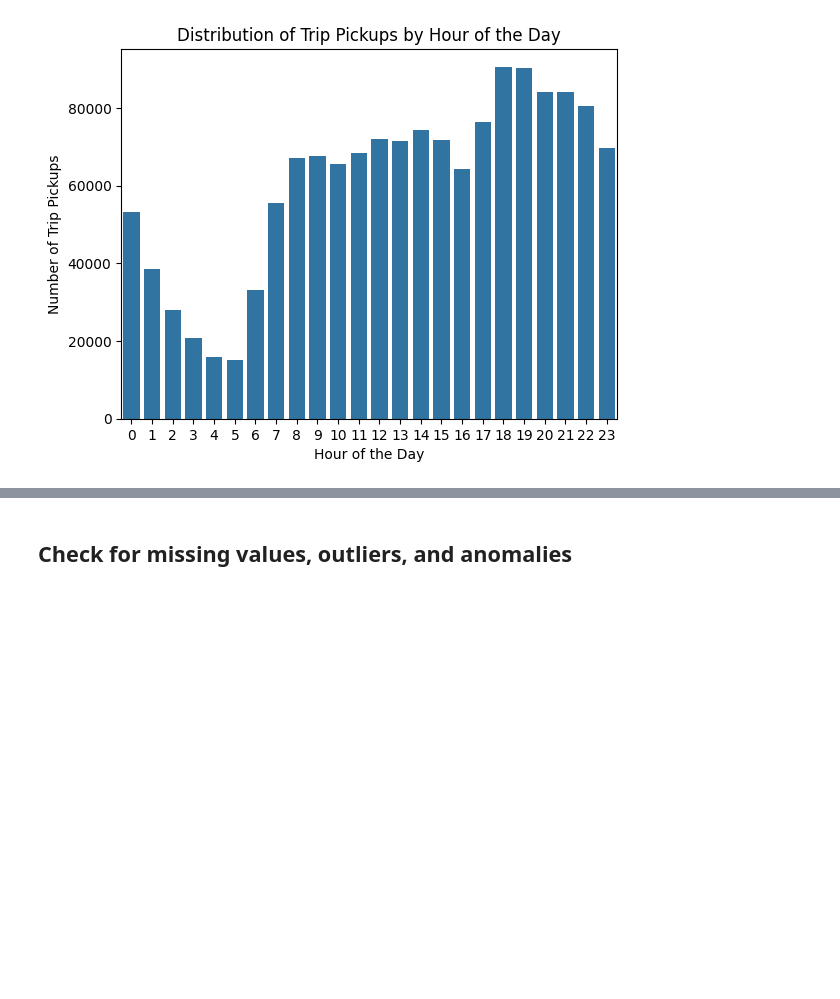
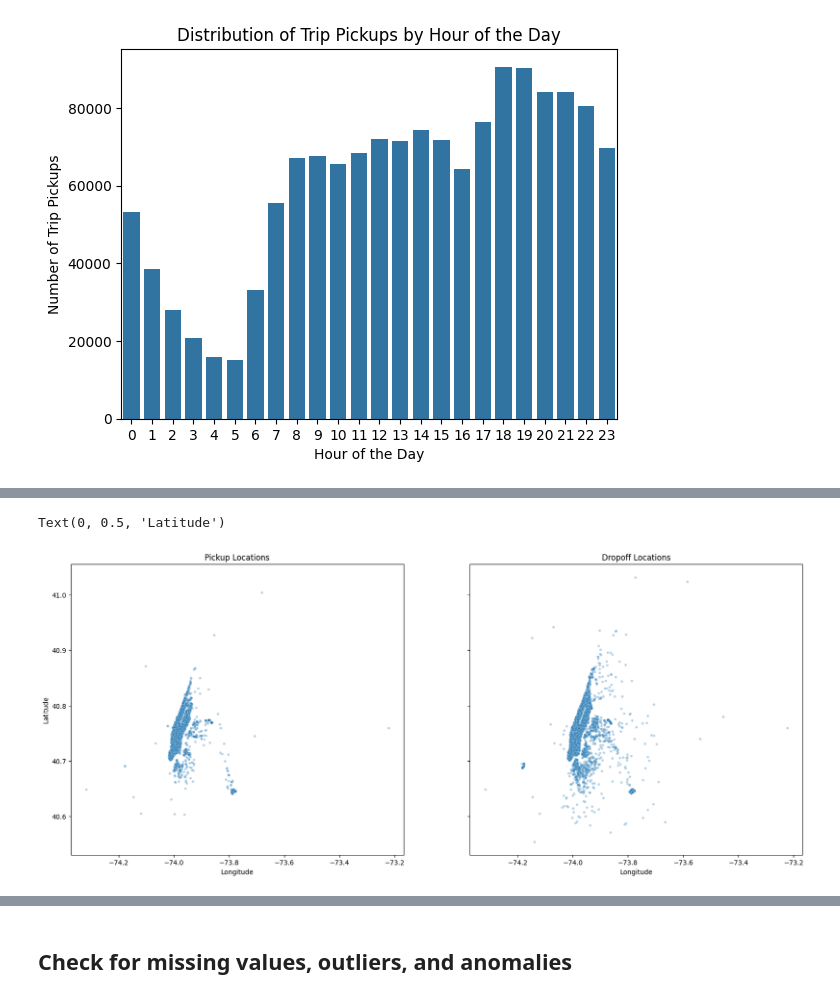
Before and after one commit to charralbert/Taxi_Trip_Duration, a Jupyter notebook: Duplicate.ipynb, the cells around one changed output, grey strips where cells are left out. Drawn from its saved outputs; the diff is of its cells as text; code cells hidden in the pictures; blank space fills up the shorter version.

```diff
--- a/Duplicate.ipynb
+++ b/Duplicate.ipynb
@@ -228,0 +258,31 @@ Text(0, 0.5, 'Number of Trip Pickups')
+# %%
+sample_df = df.sample(10000) if len(df) > 10000 else df
+
+fig, axes = plt.subplots(1, 2, figsize=(20, 8), sharex=True, sharey=True)
+
+# Plot pickup locations
+sns.scatterplot(
+    x='pickup_longitude',
+    y='pickup_latitude',
+    data=sample_df,
+    ax=axes[0],
+    s=15, alpha=0.3
+)
+axes[0].set_title('Pickup Locations')
+axes[0].set_xlabel('Longitude')
+axes[0].set_ylabel('Latitude')
+
+# Plot dropoff locations
+sns.scatterplot(
+    x='dropoff_longitude',
+    y='dropoff_latitude',
+    data=sample_df,
+    ax=axes[1],
+    s=15, alpha=0.3
+)
+axes[1].set_title('Dropoff Locations')
+axes[1].set_xlabel('Longitude')
+axes[1].set_ylabel('Latitude')
+# %% [output]
+Text(0, 0.5, 'Latitude')
+[figure, added]
```
Also changed, not shown: parts of 30 cells of this notebook.
